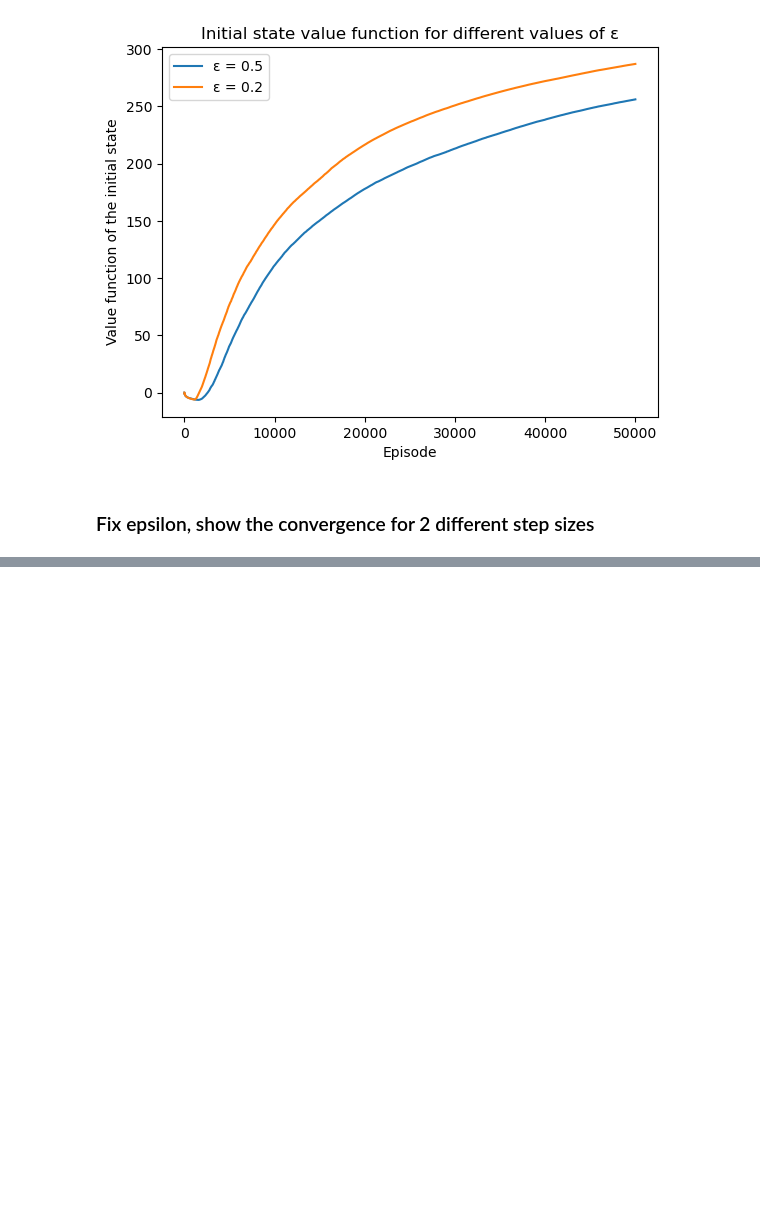
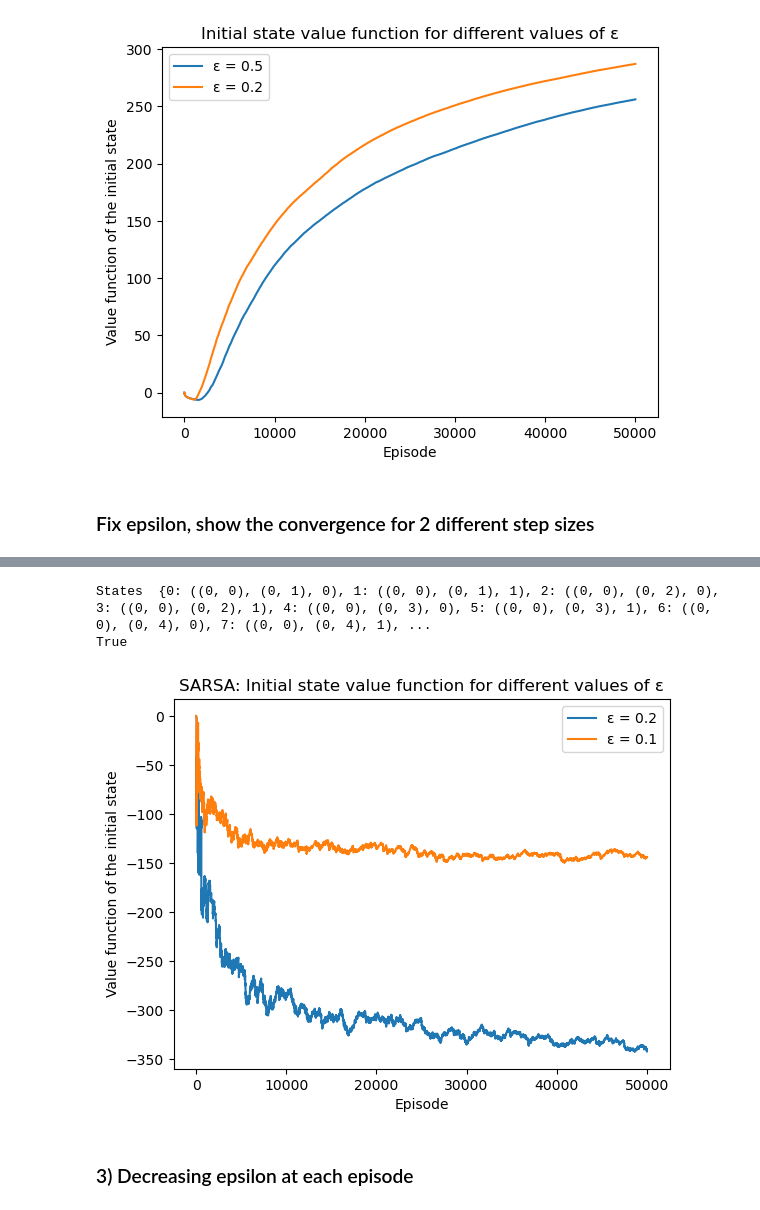
Before and after one commit to citrovin/reinforcement-learning, a Jupyter notebook: lab1/lab1.ipynb, the cells around one changed output, grey strips where cells are left out. Cells and saved outputs as stored; diff of their text form; code cells hidden in the pictures; blank space fills up the shorter version.

Commit message:
added sarsa

```diff
--- a/lab1/lab1.ipynb
+++ b/lab1/lab1.ipynb
@@ -335,0 +364,45 @@ plt.show()
+# %%
+env = mz.Maze(maze, key = True)
+# %% [output]
+States  {0: ((0, 0), (0, 1), 0), 1: ((0, 0), (0, 1), 1), 2: ((0, 0), (0, 2), 0), 3: ((0, 0), (0, 2), 1), 4: ((0, 0), (0, 3), 0), 5: ((0, 0), (0, 3), 1), 6: ((0, 0), (0, 4), 0), 7: ((0, 0), (0, 4), 1), ...
+True
+# %%
+start = (0,0)
+minotaur_start = (6,4)
+episodes = 50000
+# Discount Factor (life geometrically distributed with mean 50)
+gamma   = 49/50;
+alpha_val = 2/3
+key_cell = (0,6)
+# %%
+epsilon = 0.2
+Q_sarsa, estimated_pi_sarsa, vf_initial_sarsa = env.sarsa(start, minotaur_start, key_cell, alpha_val, gamma, epsilon, episodes, True)
+# %%
+epsilon = 0.1
+Q_sarsa_2, estimated_pi_sarsa_2, vf_initial_sarsa_2 = env.sarsa(start, minotaur_start, key_cell,  alpha_val, gamma, epsilon, episodes, True)
+# %%
+# importing the required module
+import matplotlib.pyplot as plt
+
+# x axis values
+x = np.arange(1, episodes+1)
+
+# plotting the points
+plt.plot(x, vf_initial_sarsa, label = "\u03B5 = 0.2")
+
+plt.plot(x, vf_initial_sarsa_2, label = "\u03B5 = 0.1")
+
+# naming the x axis
+plt.xlabel('Episode')
+# naming the y axis
+plt.ylabel('Value function of the initial state')
+
+# giving a title to my graph
+plt.title('SARSA: Initial state value function for different values of \u03B5')
+plt.legend()
+# function to show the plot
+plt.show()
+# %% [output]
+[figure, added]
+# %% [markdown]
+### 3) Decreasing epsilon at each episode
```
Also changed, not shown: parts of 16 cells of this notebook, 1 other file.
